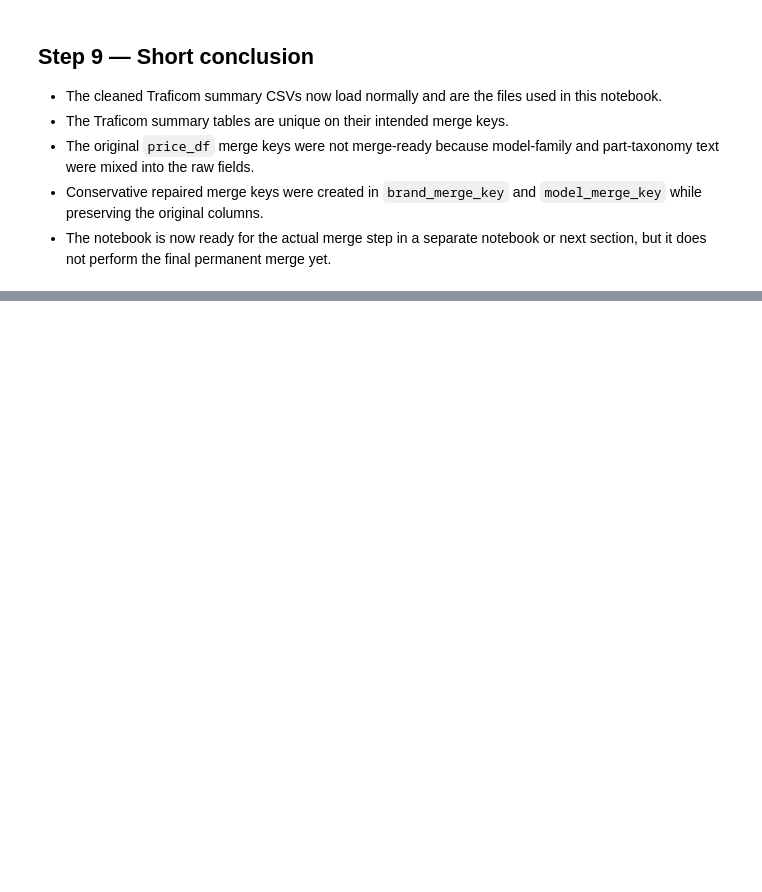
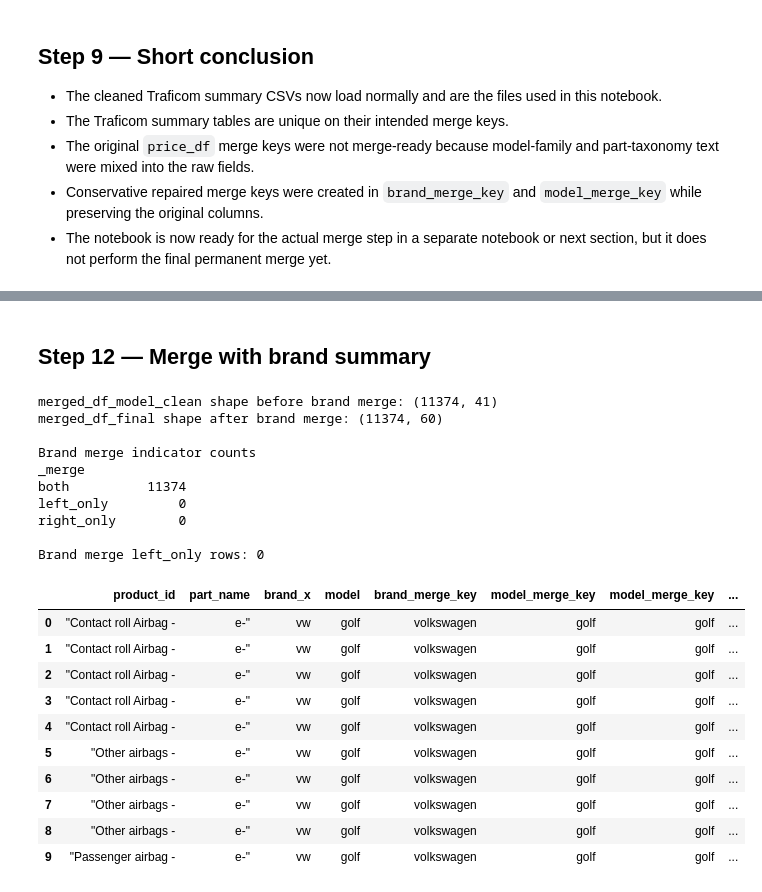
Before and after one commit to Riteshbhandarii/DPPM, a Jupyter notebook: notebooks/Analysis/03_traficom_summary_and_merge_prep.ipynb, the cells around one changed output, grey strips where cells are left out. Cells and saved outputs as stored; diff of their text form; code cells hidden in the pictures; blank space fills up the shorter version.

```diff
--- a/notebooks/Analysis/03_traficom_summary_and_merge_prep.ipynb
+++ b/notebooks/Analysis/03_traficom_summary_and_merge_prep.ipynb
@@ -257,0 +472,71 @@ print(test_merge_result_df["_merge"].value_counts(dropna=False).to_string())
+# %% [markdown]
+## Step 12 — Merge with brand summary
+# %%
+merged_df_final = merged_df_model_clean.merge(
+    brand_summary_df,
+    how="left",
+    left_on="brand_merge_key",
+    right_on="brand",
+    validate="many_to_one",
+    indicator=True,
+)
+
+print(f"merged_df_model_clean shape before brand merge: {merged_df_model_clean.shape}")
+print(f"merged_df_final shape after brand merge: {merged_df_final.shape}")
+print("\nBrand merge indicator counts")
+print(merged_df_final["_merge"].value_counts(dropna=False).to_string())
+
+brand_merge_display_column = "brand_x" if "brand_x" in merged_df_final.columns else "brand"
+
+brand_left_only_count = int(merged_df_final["_merge"].eq("left_only").sum())
+print(f"\nBrand merge left_only rows: {brand_left_only_count}")
+if brand_left_only_count > 0:
+    display(
+        merged_df_final.loc[
+            merged_df_final["_merge"].eq("left_only"),
+            [col for col in ["product_id", brand_merge_display_column, "brand_merge_key", "repair_status"] if col in merged_df_final.columns],
+        ].head(20)
+    )
+    raise ValueError("Unexpected left_only rows found in the brand merge. Review the repaired brand keys before proceeding.")
+
+display(
+    merged_df_final[
+        [
+            col
+            for col in [
+                "product_id",
+                "part_name",
+                brand_merge_display_column,
+                "model",
+                "brand_merge_key",
+                "model_merge_key",
+                "repair_status",
+                "brand_total_registered",
+                "brand_share_of_market",
+            ]
+            if col in merged_df_final.columns
+        ]
+    ].head(10)
+)
+# %% [output]
+merged_df_model_clean shape before brand merge: (11374, 41)
+merged_df_final shape after brand merge: (11374, 60)
+
+Brand merge indicator counts
+_merge
+both          11374
+left_only         0
+right_only        0
+
+Brand merge left_only rows: 0
+|  | product_id | part_name | brand_x | model | brand_merge_key | model_merge_key | model_merge_key | ... |
+| 0 | "Contact roll Airbag - | e-" | vw | golf | volkswagen | golf | golf | ... |
+| 1 | "Contact roll Airbag - | e-" | vw | golf | volkswagen | golf | golf | ... |
+| 2 | "Contact roll Airbag - | e-" | vw | golf | volkswagen | golf | golf | ... |
+| 3 | "Contact roll Airbag - | e-" | vw | golf | volkswagen | golf | golf | ... |
+| 4 | "Contact roll Airbag - | e-" | vw | golf | volkswagen | golf | golf | ... |
+| 5 | "Other airbags - | e-" | vw | golf | volkswagen | golf | golf | ... |
+| 6 | "Other airbags - | e-" | vw | golf | volkswagen | golf | golf | ... |
+| 7 | "Other airbags - | e-" | vw | golf | volkswagen | golf | golf | ... |
+| 8 | "Other airbags - | e-" | vw | golf | volkswagen | golf | golf | ... |
+| 9 | "Passenger airbag - | e-" | vw | golf | volkswagen | golf | golf | ... |
```
Also changed, not shown: parts of 18 cells of this notebook, 3 other files.
